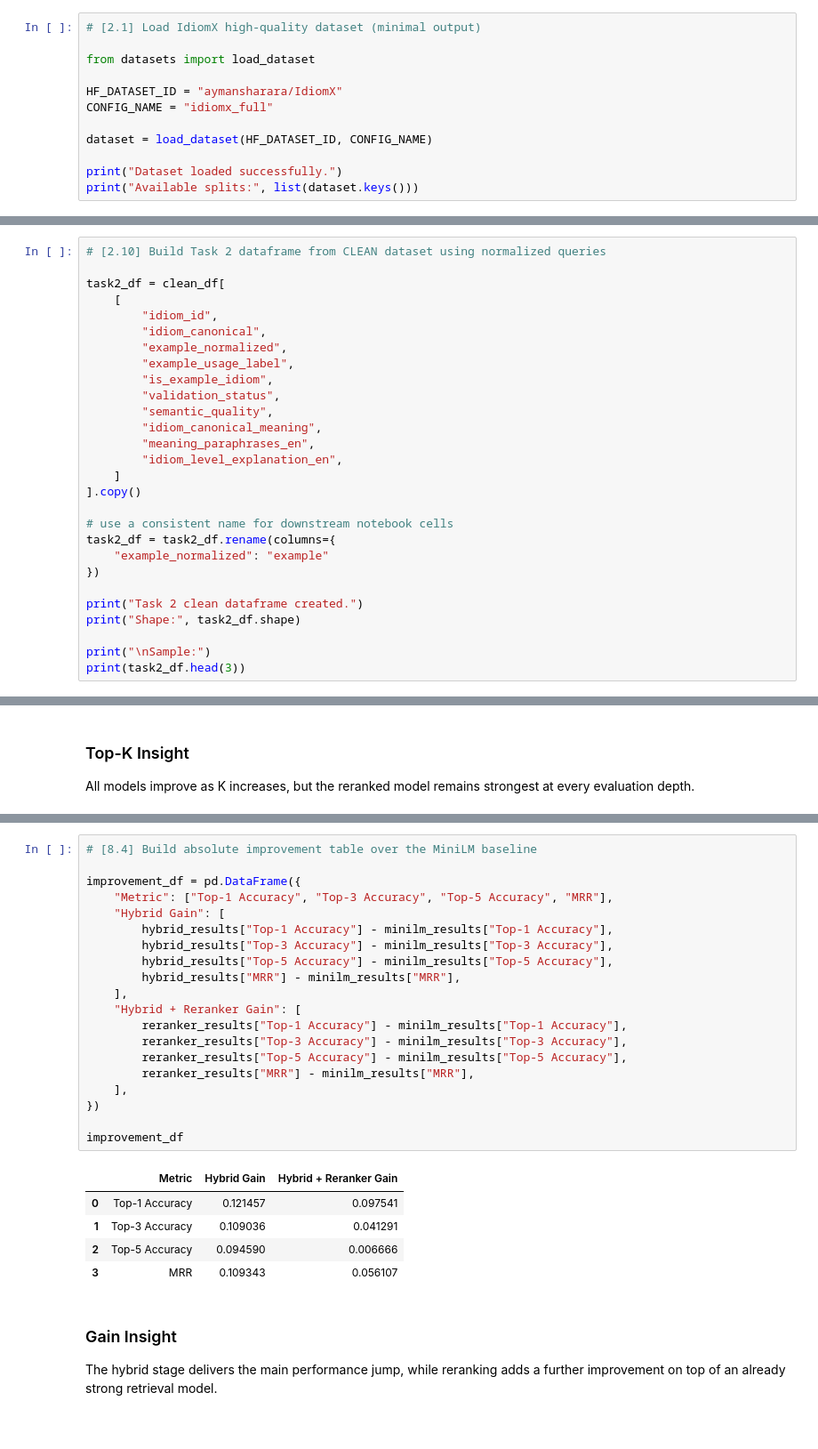
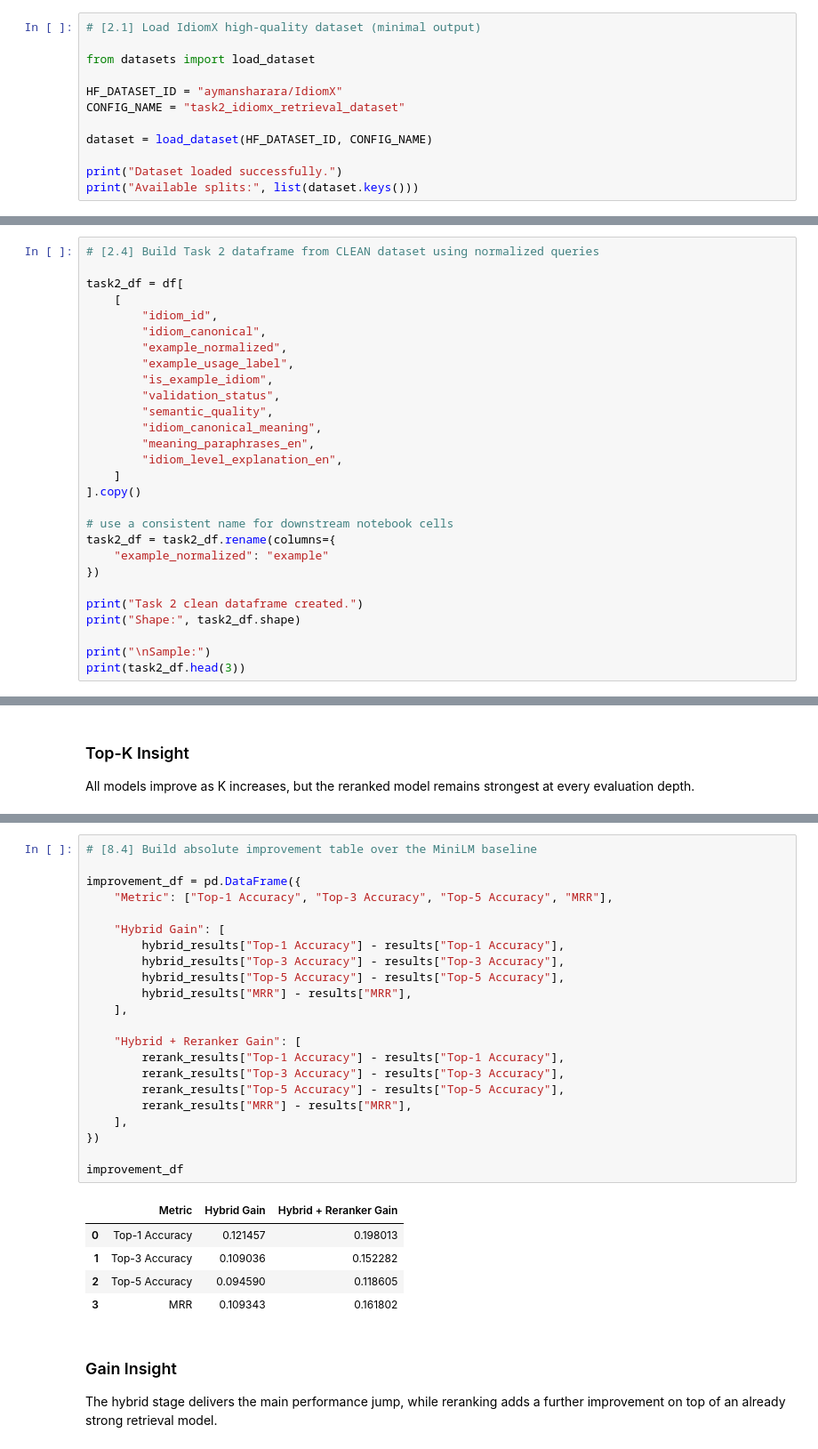
Before and after one commit to aymanshar/IdiomX, a Jupyter notebook: notebooks/Task2_Context_to_Idiom_Benchmark.ipynb, the cells around one changed output, grey strips where cells are left out. Shown at 89% size. Cells and saved outputs as stored; diff of their text form.

```diff
--- a/notebooks/Task2_Context_to_Idiom_Benchmark.ipynb
+++ b/notebooks/Task2_Context_to_Idiom_Benchmark.ipynb
@@ -105,7 +105,7 @@ Random seed: 42
 from datasets import load_dataset
 
 HF_DATASET_ID = "aymansharara/IdiomX"
-CONFIG_NAME = "idiomx_full"
+CONFIG_NAME = "task2_idiomx_retrieval_dataset"
 
 dataset = load_dataset(HF_DATASET_ID, CONFIG_NAME)
 
@@ -386,7 +164,7 @@ Unique idioms: 13803
 # %%
-# [2.10] Build Task 2 dataframe from CLEAN dataset using normalized queries
+# [2.4] Build Task 2 dataframe from CLEAN dataset using normalized queries
 
-task2_df = clean_df[
+task2_df = df[
     [
         "idiom_id",
         "idiom_canonical",
@@ -1459,29 +1236,31 @@ All models improve as K increases, but the reranked model remains strongest at e
 # %%
 # [8.4] Build absolute improvement table over the MiniLM baseline
 
 improvement_df = pd.DataFrame({
     "Metric": ["Top-1 Accuracy", "Top-3 Accuracy", "Top-5 Accuracy", "MRR"],
+
     "Hybrid Gain": [
-        hybrid_results["Top-1 Accuracy"] - minilm_results["Top-1 Accuracy"],
-        hybrid_results["Top-3 Accuracy"] - minilm_results["Top-3 Accuracy"],
-        hybrid_results["Top-5 Accuracy"] - minilm_results["Top-5 Accuracy"],
-        hybrid_results["MRR"] - minilm_results["MRR"],
+        hybrid_results["Top-1 Accuracy"] - results["Top-1 Accuracy"],
+        hybrid_results["Top-3 Accuracy"] - results["Top-3 Accuracy"],
+        hybrid_results["Top-5 Accuracy"] - results["Top-5 Accuracy"],
+        hybrid_results["MRR"] - results["MRR"],
     ],
+
     "Hybrid + Reranker Gain": [
-        reranker_results["Top-1 Accuracy"] - minilm_results["Top-1 Accuracy"],
-        reranker_results["Top-3 Accuracy"] - minilm_results["Top-3 Accuracy"],
-        reranker_results["Top-5 Accuracy"] - minilm_results["Top-5 Accuracy"],
-        reranker_results["MRR"] - minilm_results["MRR"],
+        rerank_results["Top-1 Accuracy"] - results["Top-1 Accuracy"],
+        rerank_results["Top-3 Accuracy"] - results["Top-3 Accuracy"],
+        rerank_results["Top-5 Accuracy"] - results["Top-5 Accuracy"],
+        rerank_results["MRR"] - results["MRR"],
     ],
 })
 
 improvement_df
 # %% [output]
 |  | Metric | Hybrid Gain | Hybrid + Reranker Gain |
-| 0 | Top-1 Accuracy | 0.121457 | 0.097541 |
-| 1 | Top-3 Accuracy | 0.109036 | 0.041291 |
-| 2 | Top-5 Accuracy | 0.094590 | 0.006666 |
-| 3 | MRR | 0.109343 | 0.056107 |
+| 0 | Top-1 Accuracy | 0.121457 | 0.198013 |
+| 1 | Top-3 Accuracy | 0.109036 | 0.152282 |
+| 2 | Top-5 Accuracy | 0.094590 | 0.118605 |
+| 3 | MRR | 0.109343 | 0.161802 |
 # %% [markdown]
 ### Gain Insight
 
```
Also changed, not shown: parts of 44 cells of this notebook, 1 other file.
